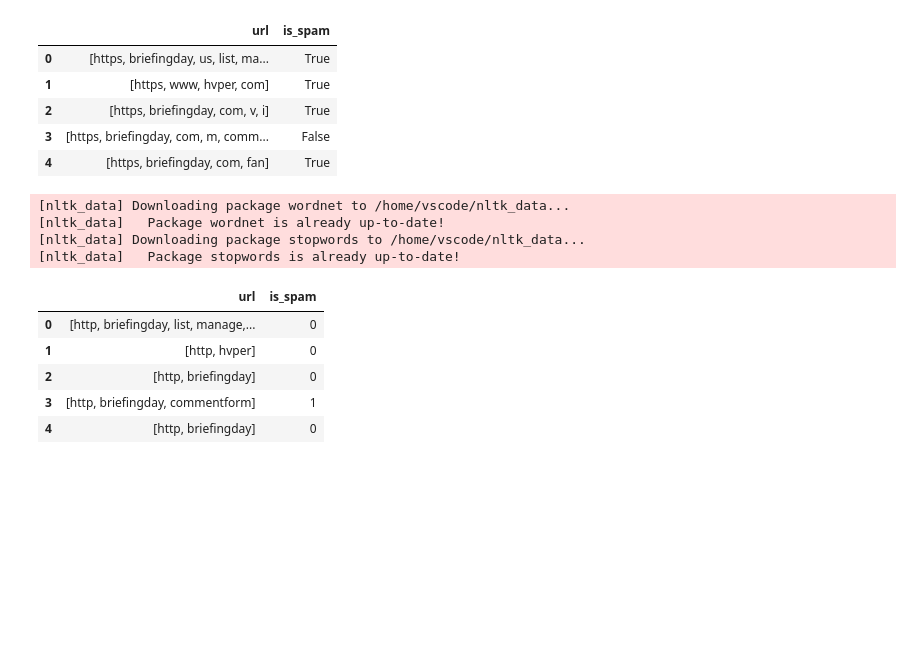
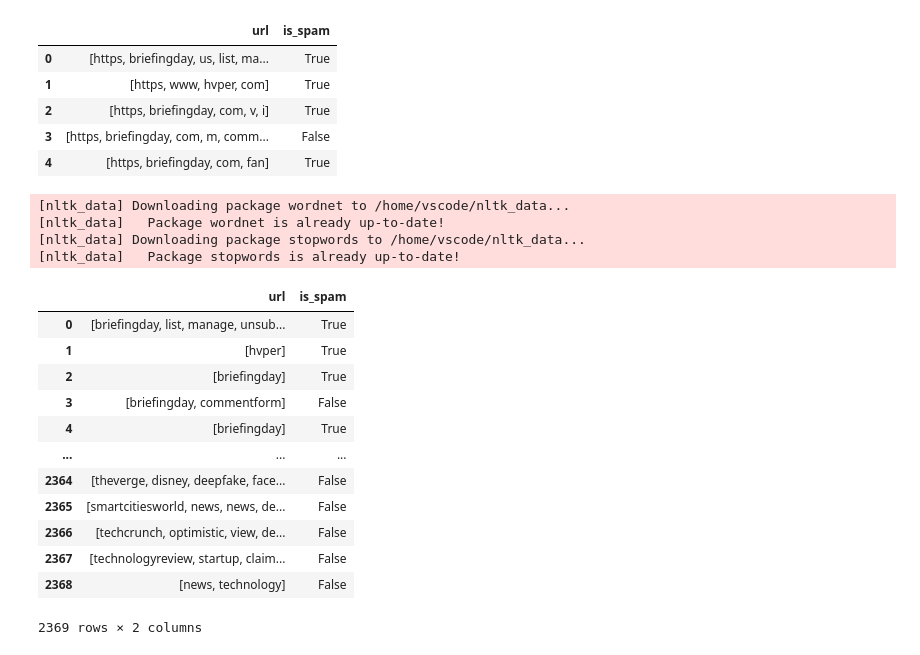
Before and after one commit to LuisCamachoRivero/Natural_Language_Processing, a Jupyter notebook: src/explore.ipynb, the cells around one changed output. Cells and saved outputs as stored; diff of their text form; code cells hidden in the pictures; blank space fills up the shorter version.

```diff
--- a/src/explore.ipynb
+++ b/src/explore.ipynb
@@ -90,34 +90,44 @@ df.head()
 | 3 | [https, briefingday, com, m, comm... | False |
 | 4 | [https, briefingday, com, fan] | True |
 # %%
+#Lematización del texto
+
 from nltk import download
 from nltk.corpus import stopwords
 from nltk.stem import WordNetLemmatizer
 download("wordnet")
 lemmatizer = WordNetLemmatizer()
 
 download("stopwords")
 stop_words = stopwords.words("english")
+stop_words.append('http')
 
 def lemmatize_text(words, lemmatizer = lemmatizer):
     tokens = [lemmatizer.lemmatize(word) for word in words]
     tokens = [word for word in tokens if word not in stop_words]
     tokens = [word for word in tokens if len(word) > 3]
     return tokens
 
-df["url"] = df["url"].apply(lemmatize_text)
-df.head()
+df.url = df.url.apply(lemmatize_text)
+df
 # %% [output]
 [nltk_data] Downloading package wordnet to /home/vscode/nltk_data...
 [nltk_data]   Package wordnet is already up-to-date!
 [nltk_data] Downloading package stopwords to /home/vscode/nltk_data...
 [nltk_data]   Package stopwords is already up-to-date!
 |  | url | is_spam |
-| 0 | [http, briefingday, list, manage,... | 0 |
-| 1 | [http, hvper] | 0 |
-| 2 | [http, briefingday] | 0 |
-| 3 | [http, briefingday, commentform] | 1 |
-| 4 | [http, briefingday] | 0 |
+| 0 | [briefingday, list, manage, unsub... | True |
+| 1 | [hvper] | True |
+| 2 | [briefingday] | True |
+| 3 | [briefingday, commentform] | False |
+| 4 | [briefingday] | True |
+| ... | ... | ... |
+| 2364 | [theverge, disney, deepfake, face... | False |
+| 2365 | [smartcitiesworld, news, news, de... | False |
+| 2366 | [techcrunch, optimistic, view, de... | False |
+| 2367 | [technologyreview, startup, claim... | False |
+| 2368 | [news, technology] | False |
+2369 rows × 2 columns
 # %%
 import matplotlib.pyplot as plt
 from wordcloud import WordCloud
```
Also changed, not shown: parts of 1 cell of this notebook.
